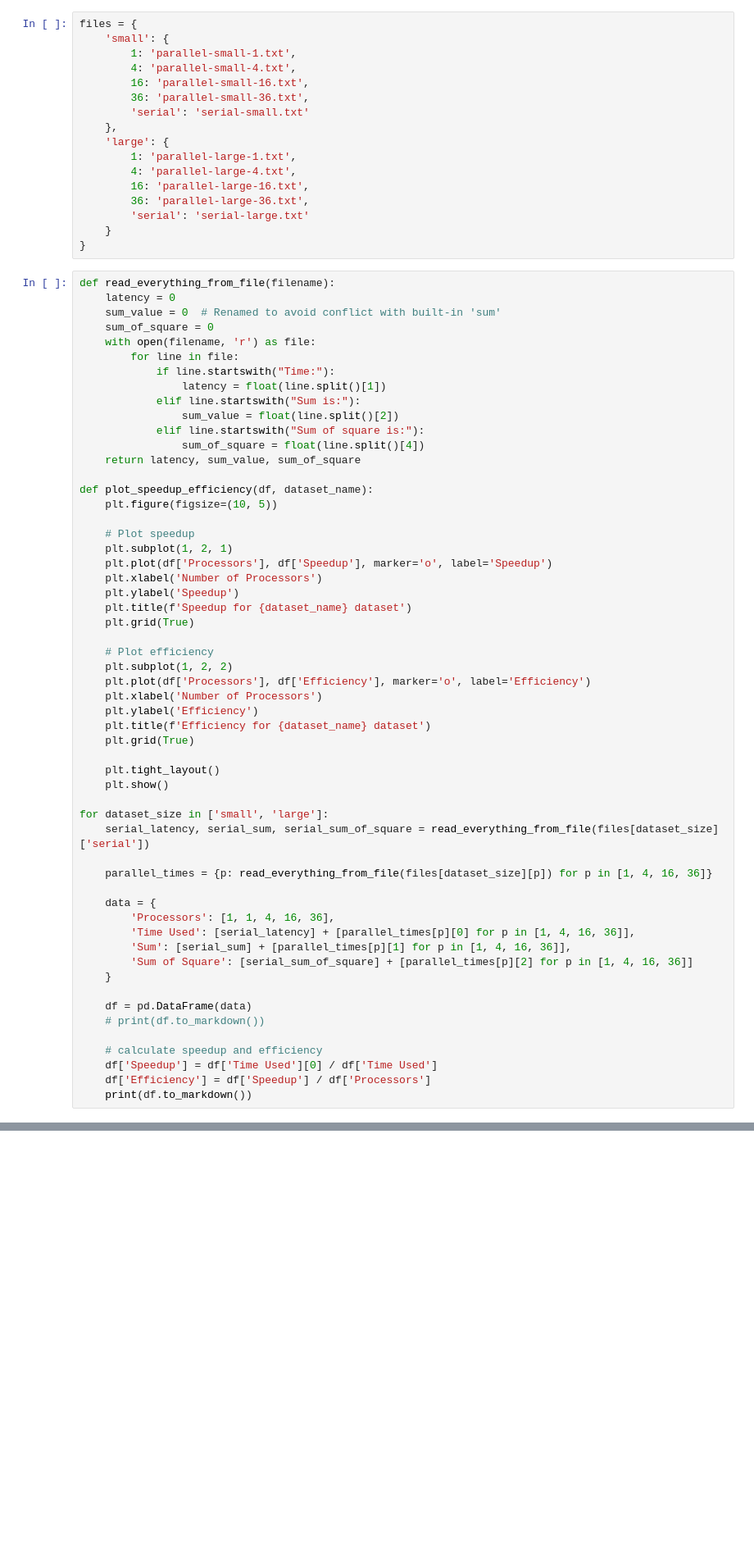
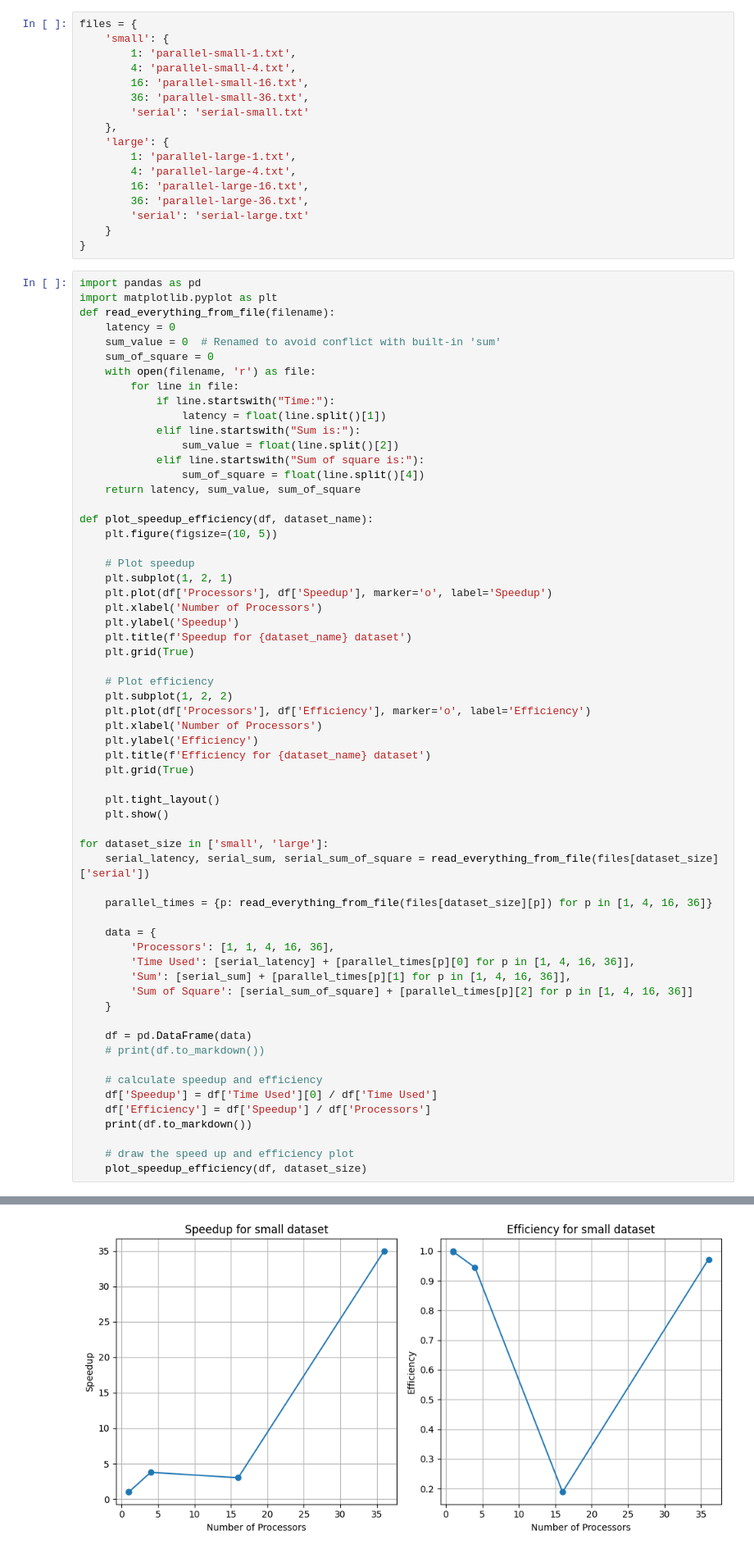
Before and after one commit to tic-top/hw2, a Jupyter notebook: combine.ipynb, the cells around one changed output, grey strips where cells are left out. Shown: that part at 82% size. Saved outputs shown, nothing was run; the diff lists cells and outputs as text; blank space fills up the shorter version.

```diff
--- a/combine.ipynb
+++ b/combine.ipynb
@@ -43,6 +43,8 @@ files = {
     }
 }
 # %%
+import pandas as pd
+import matplotlib.pyplot as plt
 def read_everything_from_file(filename):
     latency = 0
     sum_value = 0  # Renamed to avoid conflict with built-in 'sum'
@@ -98,6 +100,9 @@ for dataset_size in ['small', 'large']:
     df['Speedup'] = df['Time Used'][0] / df['Time Used']
     df['Efficiency'] = df['Speedup'] / df['Processors']
     print(df.to_markdown())
+
+    # draw the speed up and efficiency plot
+    plot_speedup_efficiency(df, dataset_size)
 # %% [output]
 |    |   Processors |   Time Used |         Sum |   Sum of Square |   Speedup |   Efficiency |
 |---:|-------------:|------------:|------------:|----------------:|----------:|-------------:|
@@ -115,0 +114 @@ for dataset_size in ['small', 'large']:
+[figure, added]
```
Also changed, not shown: parts of 1 cell of this notebook, 6 other files.
